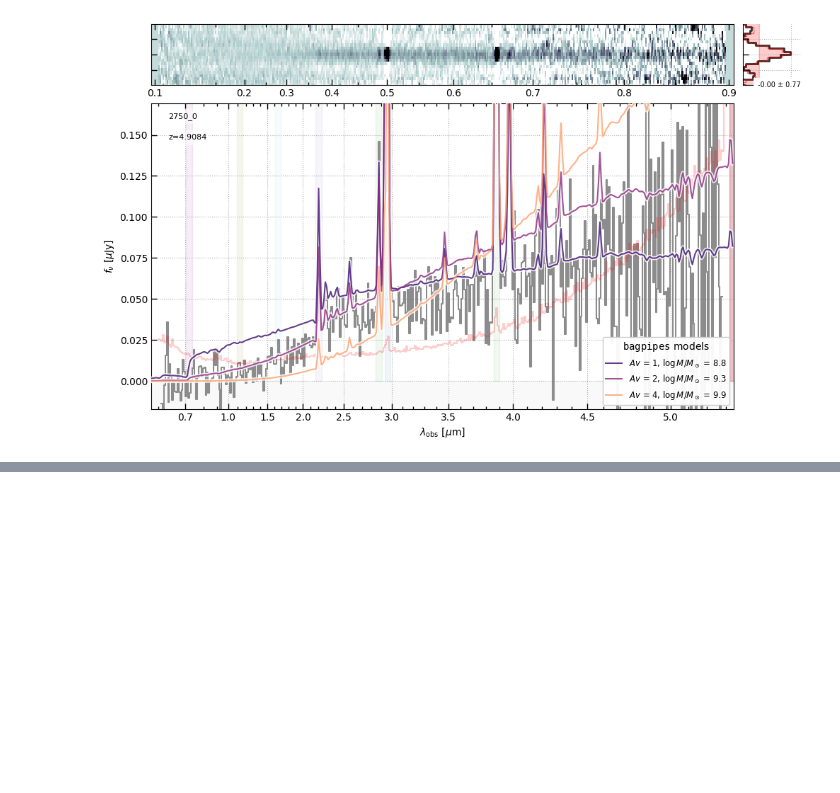
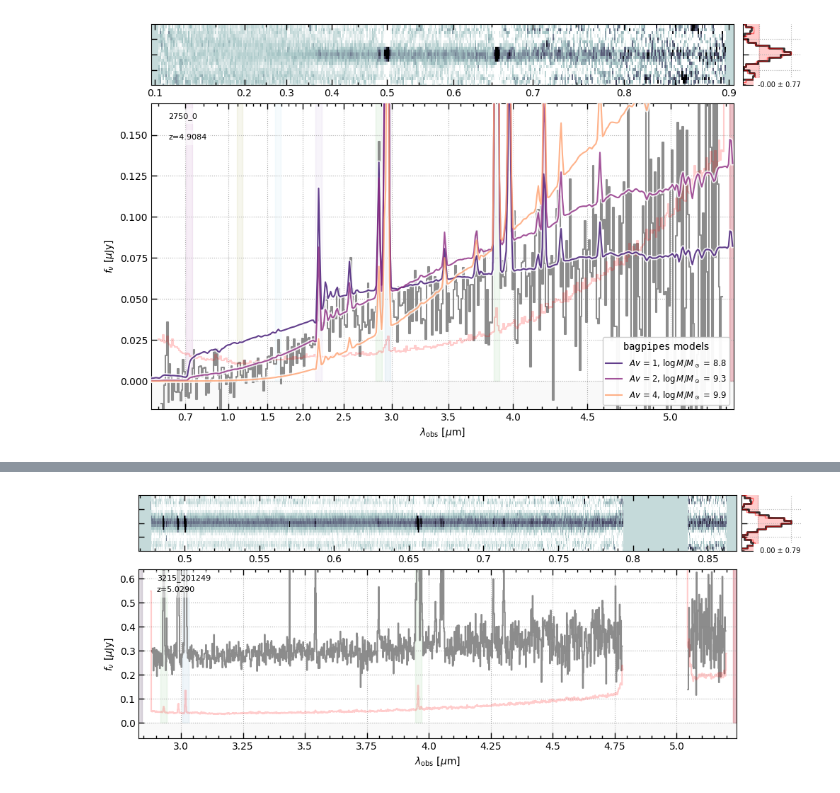
Before and after one commit to gbrammer/msaexp, a Jupyter notebook: docs/examples/sps-utilities.ipynb, the cells around one changed output, grey strips where cells are left out. Cells and saved outputs as stored; diff of their text form; code cells hidden in the pictures; blank space fills up the shorter version.

```diff
--- a/docs/examples/sps-utilities.ipynb
+++ b/docs/examples/sps-utilities.ipynb
@@ -381,0 +386,11 @@ leg.set_title(r"$\mathtt{bagpipes}$ models")
+# %%
+# From GO-3215
+url = 'https://s3.amazonaws.com/msaexp-nirspec/extractions/gds-udeep-v2/gds-udeep-v2_g395m-f290lp_3215_201249.spec.fits'
+z = 5.029
+
+spec = msaexp.spectrum.SpectrumSampler(url)
+wobs = spec['wave'].astype(float)
+
+fig = spec.drizzled_hdu_figure(z=z)
+# %% [output]
+[figure, added]
```
Also changed, not shown: parts of 9 cells of this notebook.
